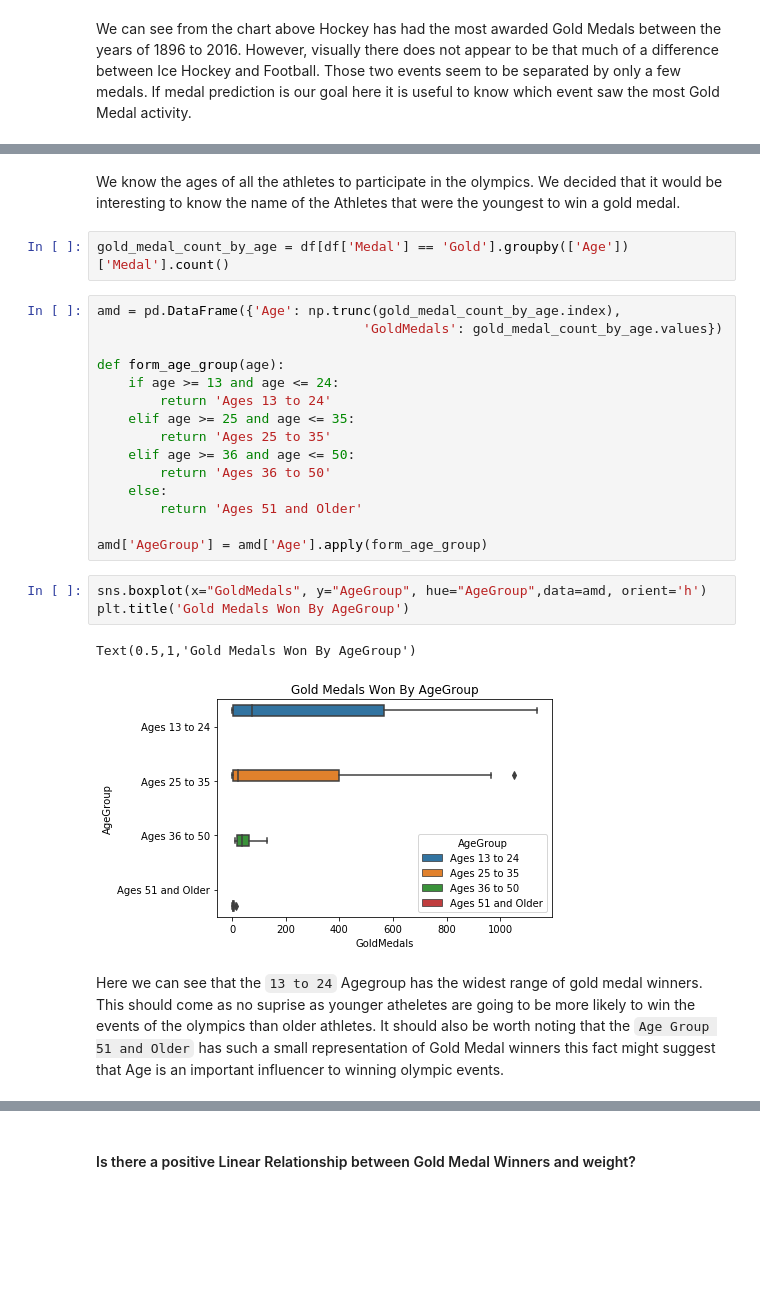
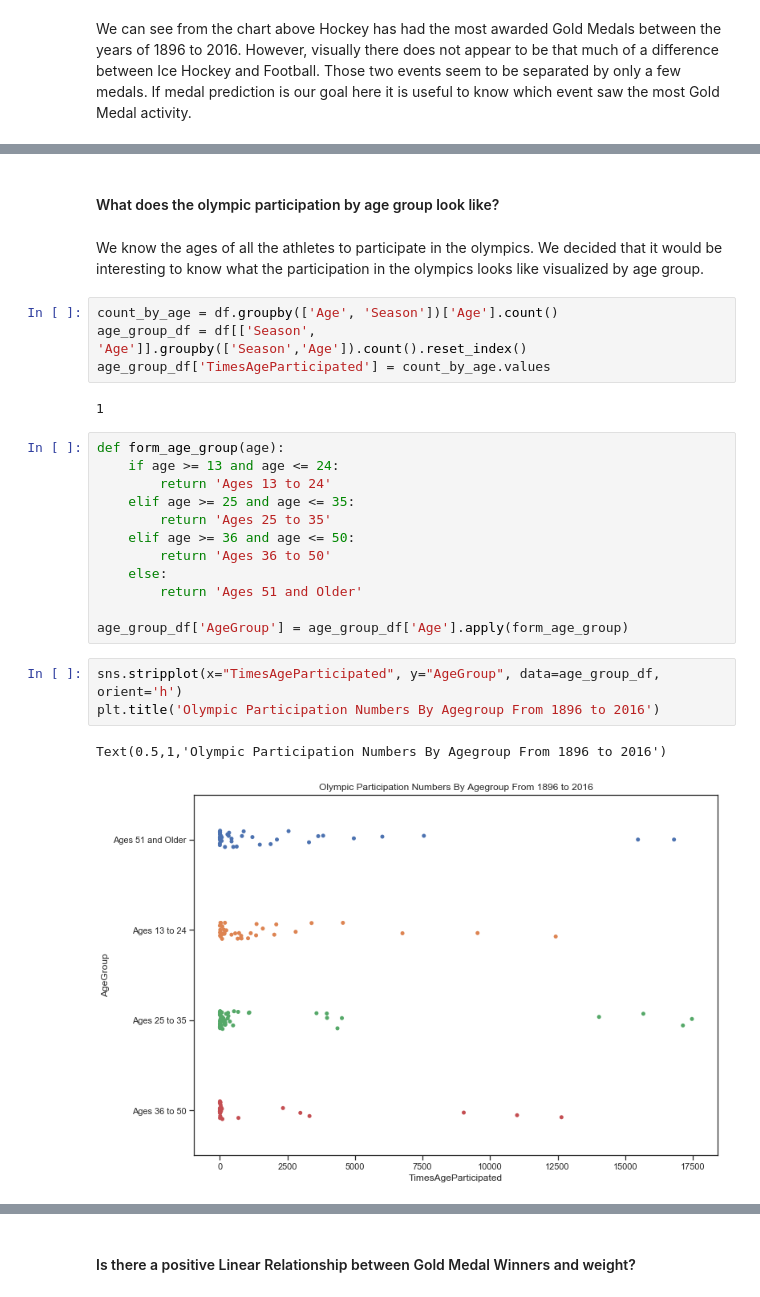
Before and after one commit to i4a/olympics, a Jupyter notebook: LabAssignmentOne.ipynb, the cells around one changed output, grey strips where cells are left out. Cells and saved outputs as stored; diff of their text form; blank space fills up the shorter version.

Commit message:
Made new chart

```diff
--- a/LabAssignmentOne.ipynb
+++ b/LabAssignmentOne.ipynb
@@ -76,11 +75,14 @@ We can see from the chart above Hockey has had the most awarded Gold Medals betw
+# %% [markdown]
+#### What does the olympic participation by age group look like?
 # %% [markdown]
-We know the ages of all the athletes to participate in the olympics. We decided that it would be interesting to know the name of the Athletes that were the youngest to win a gold medal.
+We know the ages of all the athletes to participate in the olympics. We decided that it would be interesting to know what the participation in the olympics looks like visualized by age group.
-# %%
-gold_medal_count_by_age = df[df['Medal'] == 'Gold'].groupby(['Age'])['Medal'].count()
+# %%
+count_by_age = df.groupby(['Age', 'Season'])['Age'].count()
+age_group_df = df[['Season', 'Age']].groupby(['Season','Age']).count().reset_index()
+age_group_df['TimesAgeParticipated'] = count_by_age.values
+# %% [output]
+1
 # %%
-amd = pd.DataFrame({'Age': np.trunc(gold_medal_count_by_age.index),
-                                  'GoldMedals': gold_medal_count_by_age.values})
-
 def form_age_group(age):
     if age >= 13 and age <= 24:
         return 'Ages 13 to 24'
@@ -91,12 +93,10 @@ def form_age_group(age):
     else:
         return 'Ages 51 and Older'
 
-amd['AgeGroup'] = amd['Age'].apply(form_age_group)
+age_group_df['AgeGroup'] = age_group_df['Age'].apply(form_age_group)
 # %%
-sns.boxplot(x="GoldMedals", y="AgeGroup", hue="AgeGroup",data=amd, orient='h')
-plt.title('Gold Medals Won By AgeGroup')
+sns.stripplot(x="TimesAgeParticipated", y="AgeGroup", data=age_group_df, orient='h')
+plt.title('Olympic Participation Numbers By Agegroup From 1896 to 2016')
 # %% [output]
-Text(0.5,1,'Gold Medals Won By AgeGroup')
+Text(0.5,1,'Olympic Participation Numbers By Agegroup From 1896 to 2016')
-[figure, old version]
+[figure, new version]
-# %% [markdown]
-Here we can see that the `13 to 24` Agegroup has the widest range of gold medal winners. This should come as no suprise as younger atheletes are going to be more likely to win the events of the olympics than older athletes. It should also be worth noting that the `Age Group 51 and Older` has such a small representation of Gold Medal winners this fact might suggest that Age is an important influencer to winning olympic events.
```
Also changed, not shown: parts of 12 cells of this notebook.
